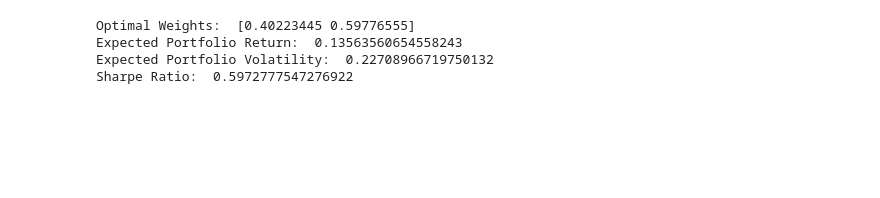
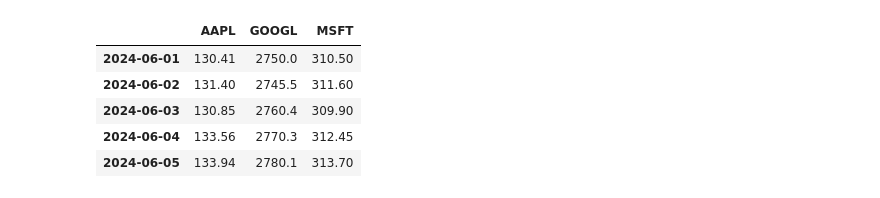
Before and after one commit to paulmora-qb/fictional-disco, a Jupyter notebook: notebooks/portfolio.ipynb, the cells around one changed output. Saved outputs shown, nothing was run; the diff lists cells and outputs as text; code cells hidden in the pictures; blank space fills up the shorter version.

Commit message:
chore: Refactor import statements and pipeline for closing price prediction

```diff
--- a/notebooks/portfolio.ipynb
+++ b/notebooks/portfolio.ipynb
@@ -98,64 +4,16 @@ data with frequency 'None' has been resampled to frequency 'B'.
-# %%
-import pandas as pd
-import numpy as np
-from scipy.optimize import minimize
-
-
-def portfolio_performance(weights, mean_returns, cov_matrix, risk_free_rate=0.0):
-    # Annualize returns and volatility
-    returns = np.sum(mean_returns * weights) * 252  # Annualizing the return
-    std = np.sqrt(np.dot(weights.T, np.dot(cov_matrix, weights))) * np.sqrt(
-        252
-    )  # Annualizing the volatility
-    sharpe_ratio = (returns - risk_free_rate) / std  # Calculating the Sharpe Ratio
-    return returns, std, sharpe_ratio
-
-
-def negative_sharpe_ratio(weights, mean_returns, cov_matrix, risk_free_rate=0.0):
-    _, _, sharpe_ratio = portfolio_performance(
-        weights, mean_returns, cov_matrix, risk_free_rate
-    )
-    return -sharpe_ratio
-
-
-def get_constraints():
-    return {"type": "eq", "fun": lambda x: np.sum(x) - 1}
-
-
-def get_bounds(num_assets):
-    return tuple((0, 1) for asset in range(num_assets))
-
-
-num_assets = len(returns.columns)
-initial_guess = num_assets * [
-    1.0 / num_assets,
-]
-
-mean_returns = returns.mean()
-cov_matrix = returns.cov()
-risk_free_rate = 0.0  # Adjust as needed
-
-result = minimize(
-    negative_sharpe_ratio,
-    initial_guess,
-    args=(mean_returns, cov_matrix, risk_free_rate),
-    method="SLSQP",
-    bounds=get_bounds(num_assets),
-    constraints=get_constraints(),
-)
-
-optimal_weights = result.x
-
-portfolio_return, portfolio_volatility, portfolio_sharpe = portfolio_performance(
-    optimal_weights, mean_returns, cov_matrix, risk_free_rate
-)
-
-print("Optimal Weights: ", optimal_weights)
-print("Expected Portfolio Return: ", portfolio_return)
-print("Expected Portfolio Volatility: ", portfolio_volatility)
-print("Sharpe Ratio: ", portfolio_sharpe)
-# %% [output]
-Optimal Weights:  [0.40223445 0.59776555]
-Expected Portfolio Return:  0.13563560654558243
-Expected Portfolio Volatility:  0.22708966719750132
-Sharpe Ratio:  0.5972777547276922
+# %%
+dates = pd.date_range(start="2024-06-01", periods=5, freq='D')
+data = {
+    'AAPL': [130.41, 131.40, 130.85, 133.56, 133.94],
+    'GOOGL': [2750.00, 2745.50, 2760.40, 2770.30, 2780.10],
+    'MSFT': [310.50, 311.60, 309.90, 312.45, 313.70]
+}
+df = pd.DataFrame(data, index=dates)
+df
+# %% [output]
+|  | AAPL | GOOGL | MSFT |
+| 2024-06-01 | 130.41 | 2750.0 | 310.50 |
+| 2024-06-02 | 131.40 | 2745.5 | 311.60 |
+| 2024-06-03 | 130.85 | 2760.4 | 309.90 |
+| 2024-06-04 | 133.56 | 2770.3 | 312.45 |
+| 2024-06-05 | 133.94 | 2780.1 | 313.70 |
```
Also changed, not shown: parts of 18 cells of this notebook, 17 other files.
